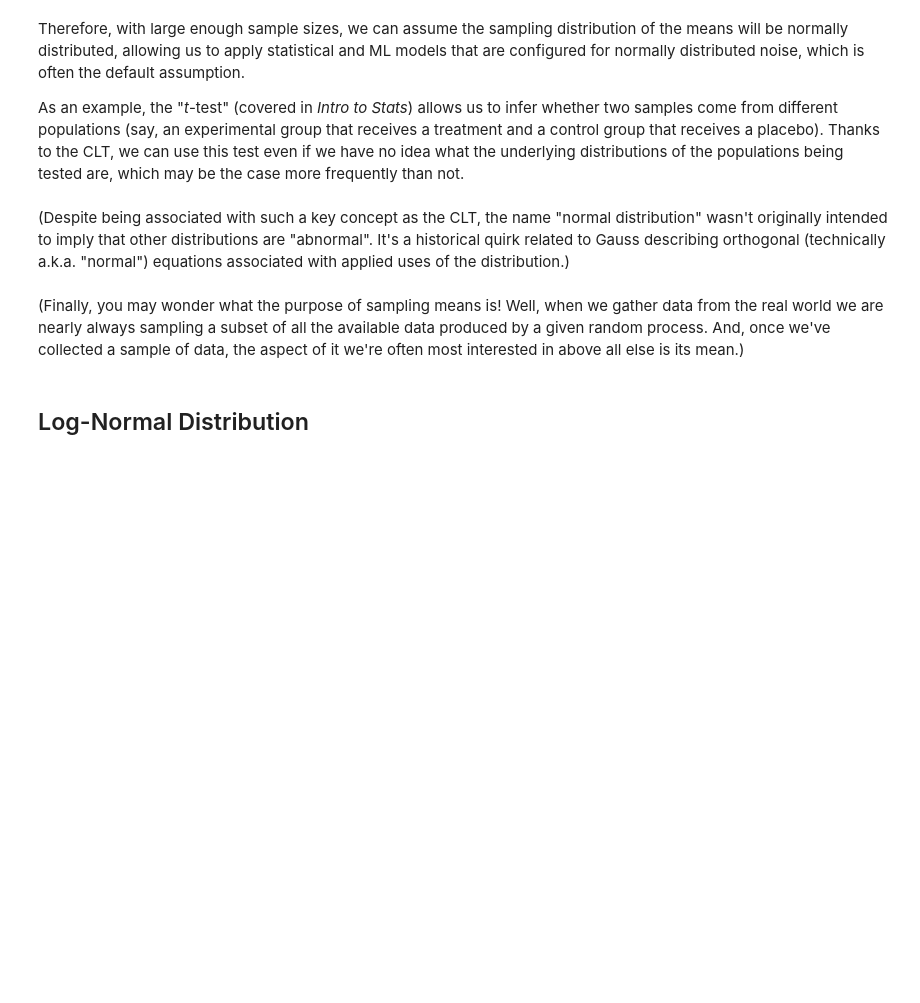
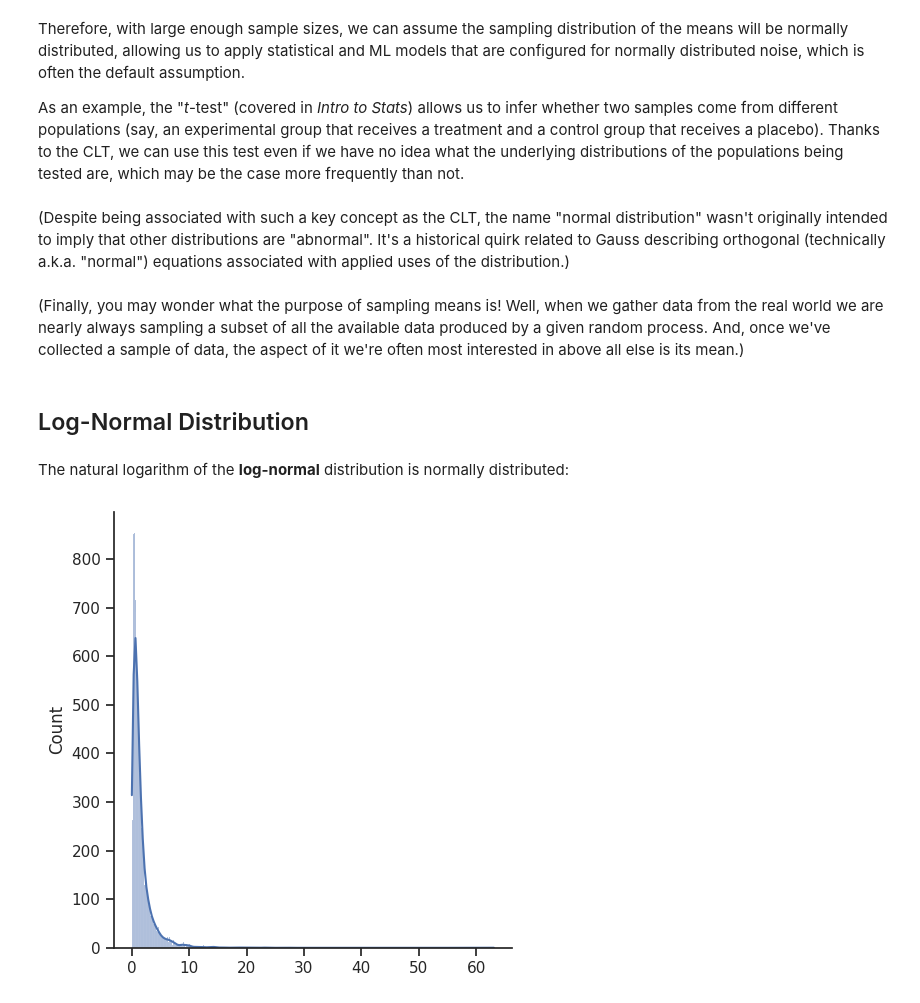
Before and after one commit to deenadayalanai/Machine-Learning-Foundations, a Jupyter notebook: Probability_&_Information_Theory.ipynb, the cells around one changed output. Cells and saved outputs as stored; diff of their text form; code cells hidden in the pictures; blank space fills up the shorter version.

```diff
--- a/Probability_&_Information_Theory.ipynb
+++ b/Probability_&_Information_Theory.ipynb
@@ -885,3 +885,11 @@ As an example, the "*t*-test" (covered in *Intro to Stats*) allows us to infer w
 (Finally, you may wonder what the purpose of sampling means is! Well, when we gather data from the real world we are nearly always sampling a subset of all the available data produced by a given random process. And, once we've collected a sample of data, the aspect of it we're often most interested in above all else is its mean.)
 # %% [markdown]
 ## Log-Normal Distribution
+# %% [markdown]
+The natural logarithm of the **log-normal** distribution is normally distributed:
+# %%
+x = np.random.lognormal(size=10000) # defaults to standard normal mu=0, sigma=1
+# %%
+_ = sns.displot(x, kde=True)
+# %% [output]
+[figure, added]
```
Also changed, not shown: parts of 9 cells of this notebook.
